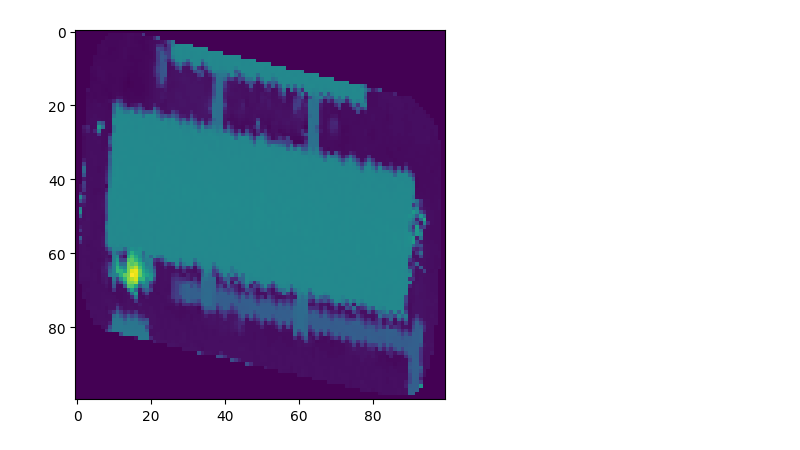
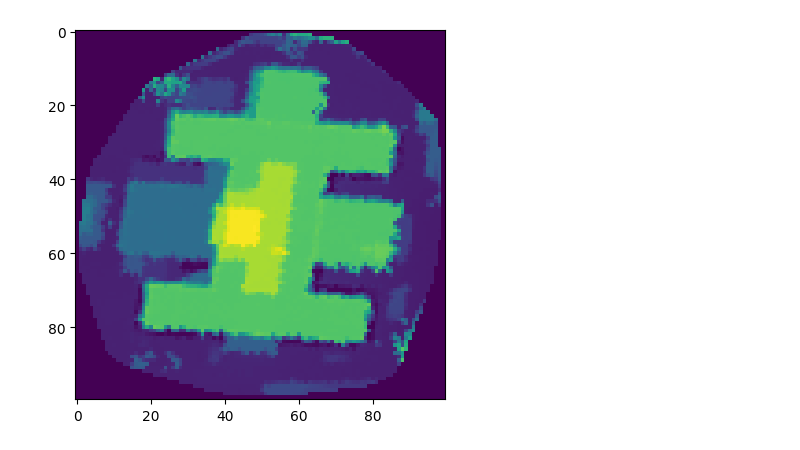
Before and after one commit to bigliolimatteo/skynet-building-functions, a Jupyter notebook: code_cnn.ipynb, the cells around one changed output. Cells and saved outputs as stored; diff of their text form; code cells hidden in the pictures.

```diff
--- a/code_cnn.ipynb
+++ b/code_cnn.ipynb
@@ -10,0 +20,8 @@ df = df.drop(columns=["edifc_uso", "footprint_id"])
+# %%
+#TODO implement a "read_dataset_w_cache" function
+
+#cnn_dataset.to_csv('data/cache/cached_cnn_dataset.pkl', index=False)
+#cnn_balanced_dataset.to_csv('data/cache/cached_cnn_balanced_dataset.pkl', index=False)
+
+#cnn_dataset = pd.read_csv('data/cache/cached_cnn_dataset.pkl')
+cnn_balanced_dataset = pd.read_csv('data/cache/cached_cnn_balanced_dataset.pkl')
@@ -13,14 +50,14 @@ from keras.utils.np_utils import to_categorical # convert to one-hot-encoding
 from sklearn.model_selection import train_test_split
 import matplotlib.pyplot as plt
 # %%
-X_train = df.drop(labels = ["edifc_uso_desc"],axis = 1)
-Y_train = df["edifc_uso_desc"]
+X_train = cnn_balanced_dataset.drop(labels = ["edifc_uso_desc", "footprint_id"],axis = 1)
+Y_train = cnn_balanced_dataset["edifc_uso_desc"]
 
 # Normalize the data
 normalization_factor = np.max(np.max(X_train))
 X_train = X_train / normalization_factor
 
-# Reshape image in 3 dimensions (height = 28px, width = 28px , canal = 1)
+# Reshape image in 3 dimensions (height = 100px, width = 100px , canal = 1)
 X_train = X_train.values.reshape(-1,100,100,1)
 
 Y_train = pd.get_dummies(Y_train).values
@@ -28,9 +65,9 @@ num_classes = Y_train.shape[1]
 
 X_train, X_val, Y_train, Y_val = train_test_split(X_train, Y_train, test_size = 0.1, random_state=42)
 # %%
-g = plt.imshow(X_train[0][:,:,0])
+g = plt.imshow(X_train[2][:,:,0])
 # %% [output]
-[figure, old version]
+[figure, new version]
 # %%
 from keras.models import Sequential
 from keras.layers import Dense, Dropout, Flatten, Conv2D, MaxPool2D
```
Also changed, not shown: parts of 13 cells of this notebook, 1 other file.
